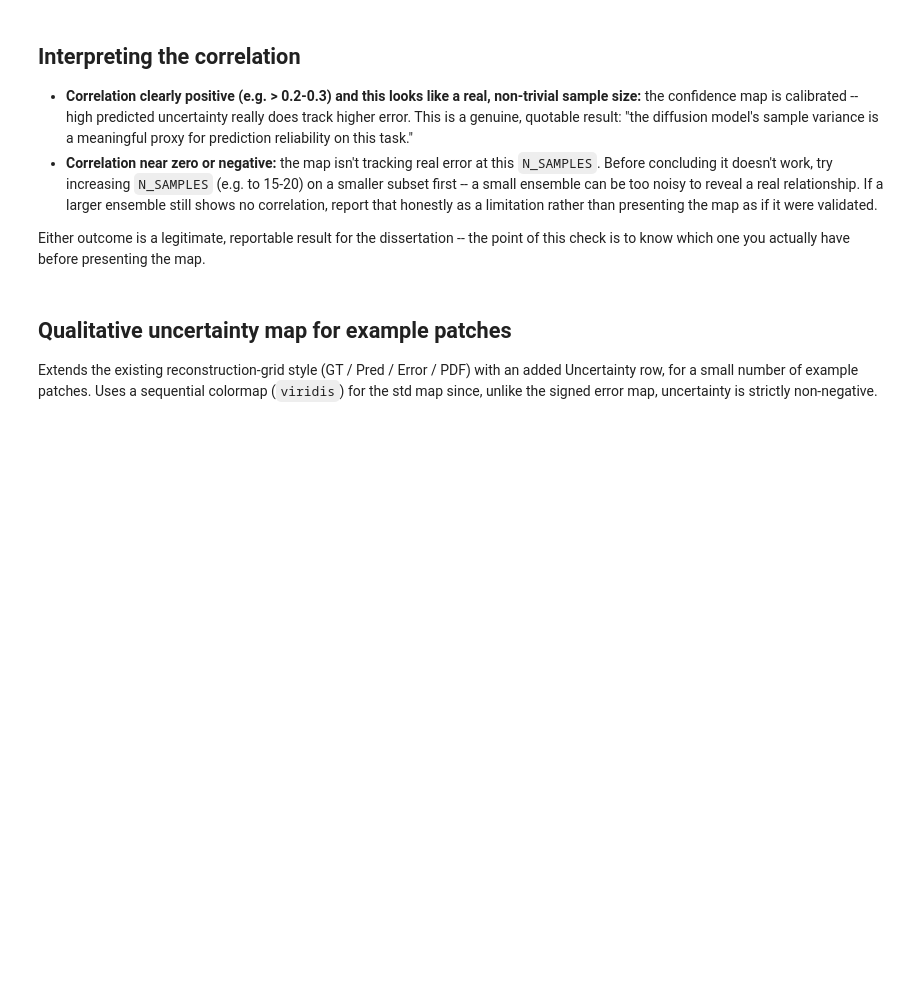
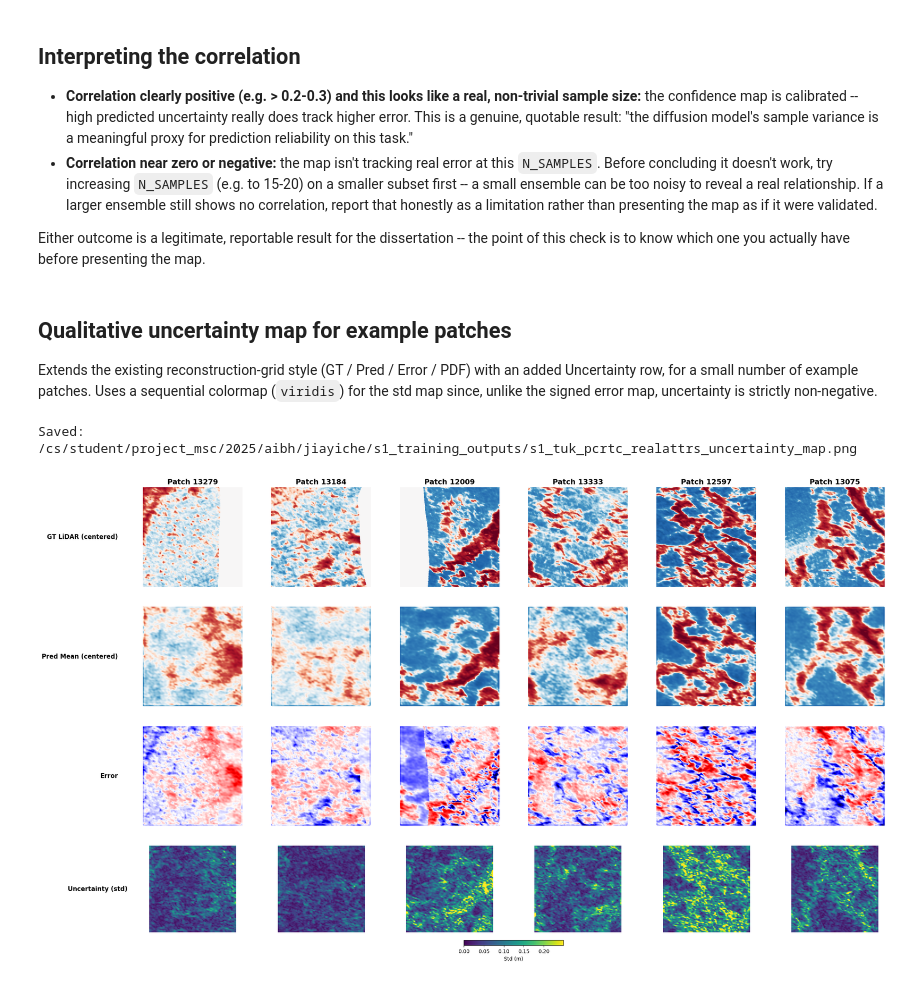
Before and after one commit to jy-gfm/roughnet-sentinel1-pipeline, a Jupyter notebook: notebooks/pcrtc/07_uncertainty_confidence_map.ipynb, the cells around one changed output. Drawn from its saved outputs; the diff is of its cells as text; code cells hidden in the pictures; blank space fills up the shorter version.

Commit message:
Run pcrtc/07 confidence map on 06's checkpoint, fix GT/Pred display bug

```diff
--- a/notebooks/pcrtc/07_uncertainty_confidence_map.ipynb
+++ b/notebooks/pcrtc/07_uncertainty_confidence_map.ipynb
@@ -256,36 +258,43 @@ Extends the existing reconstruction-grid style (GT / Pred / Error / PDF) with an
 # %%
 example_ids = list(range(min(N_EXAMPLE_PATCHES, len(val_dataset))))
 examples = []
 for idx in example_ids:
     item = val_dataset[idx]
     pred_mean, pred_std, gt, mask = sample_ensemble(model, scheduler, sampler, item, N_SAMPLES, DEVICE)
     examples.append({'patch_id': item['patch_id'], 'gt': gt, 'pred_mean': pred_mean, 'pred_std': pred_std, 'mask': mask})
 
 n_cols = len(examples)
 fig, axes = plt.subplots(4, n_cols, figsize=(n_cols * 4.0 + 2, 4 * 4.0), squeeze=False)
-row_titles = ['GT LiDAR', 'Pred Mean', 'Error', 'Uncertainty (std)']
+row_titles = ['GT LiDAR (centered)', 'Pred Mean (centered)', 'Error', 'Uncertainty (std)']
 
-all_gt = np.stack([e['gt'] for e in examples])
-all_pred = np.stack([e['pred_mean'] for e in examples])
+centered_gt = [e['gt'] - e['gt'][e['mask']].mean() for e in examples]
+centered_pred = [e['pred_mean'] - e['pred_mean'][e['mask']].mean() for e in examples]
+
+all_gt = np.stack(centered_gt)
+all_pred = np.stack(centered_pred)
 max_abs_resid = np.quantile(np.abs(np.concatenate([all_gt.ravel(), all_pred.ravel()])), 0.995)
 all_std_vals = np.concatenate([e['pred_std'].ravel() for e in examples])
 std_vmax = np.quantile(all_std_vals, 0.99)
 
 from matplotlib.colors import SymLogNorm
 norm = SymLogNorm(linthresh=0.1, linscale=1.0, vmin=-max_abs_resid, vmax=max_abs_resid, base=10)
 
 for col, ex in enumerate(examples):
+    gt_i, pred_i = centered_gt[col], centered_pred[col]
     axes[0, col].set_title(f"Patch {ex['patch_id']}", fontsize=14, fontweight='bold')
-    axes[0, col].imshow(ex['gt'], cmap='RdBu_r', norm=norm); axes[0, col].axis('off')
-    axes[1, col].imshow(ex['pred_mean'], cmap='RdBu_r', norm=norm); axes[1, col].axis('off')
-    err = ex['pred_mean'] - ex['gt']
+    axes[0, col].imshow(gt_i, cmap='RdBu_r', norm=norm); axes[0, col].axis('off')
+    axes[1, col].imshow(pred_i, cmap='RdBu_r', norm=norm); axes[1, col].axis('off')
+    err = pred_i - gt_i
     axes[2, col].imshow(err, cmap='seismic', vmin=-max_abs_resid, vmax=max_abs_resid); axes[2, col].axis('off')
     im_std = axes[3, col].imshow(ex['pred_std'], cmap='viridis', vmin=0, vmax=std_vmax); axes[3, col].axis('off')
 
 for row in range(4):
     axes[row, 0].text(-0.25, 0.5, row_titles[row], ha='right', va='center', transform=axes[row, 0].transAxes, fontsize=12, fontweight='bold')
 
 fig.colorbar(im_std, ax=axes[3, :].tolist(), orientation='horizontal', fraction=0.05, pad=0.08, label='Std (m)')
 plt.savefig(OUTPUT_DIR / f's1_{UNCERTAINTY_TAG}_uncertainty_map.png', dpi=200, bbox_inches='tight')
 print('Saved:', OUTPUT_DIR / f's1_{UNCERTAINTY_TAG}_uncertainty_map.png')
 plt.show()
+# %% [output]
+Saved: /cs/student/project_msc/2025/aibh/jiayiche/s1_training_outputs/s1_tuk_pcrtc_realattrs_uncertainty_map.png
+[figure, added]
```
Also changed, not shown: parts of 2 cells of this notebook.
